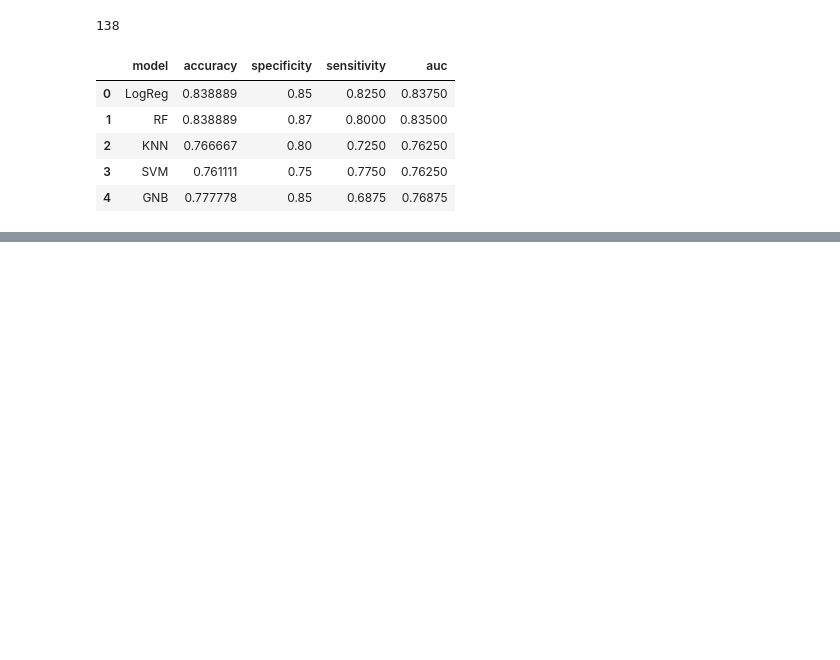
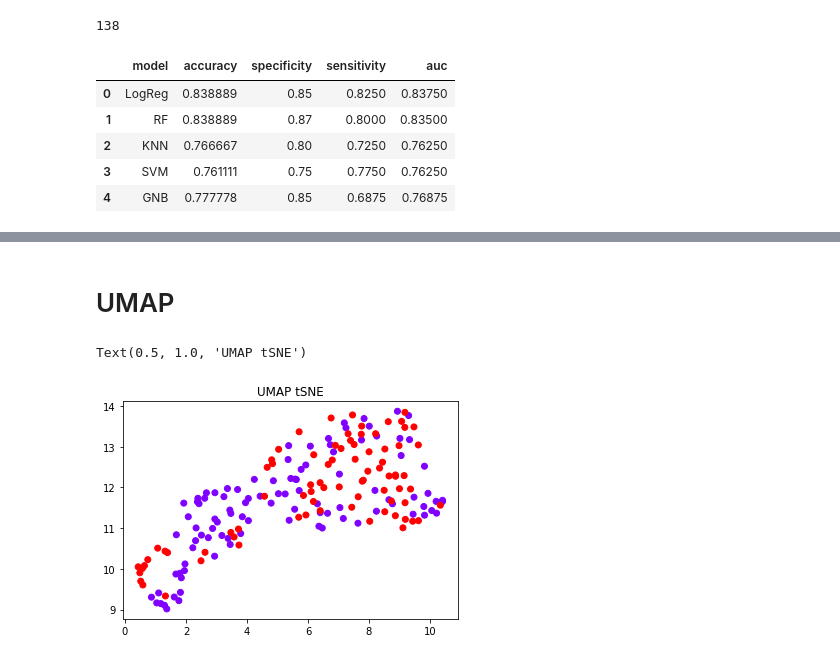
Before and after one commit to hammadkhann/ML-for-AI-and-DS, a Jupyter notebook: Case_study1/Feature_Engineering_Case_Study_1_Hammad.ipynb, the cells around one changed output, grey strips where cells are left out. Saved outputs shown, nothing was run; the diff lists cells and outputs as text; code cells hidden in the pictures; blank space fills up the shorter version.

```diff
--- a/Case_study1/Feature_Engineering_Case_Study_1_Hammad.ipynb
+++ b/Case_study1/Feature_Engineering_Case_Study_1_Hammad.ipynb
@@ -382,0 +422,13 @@ rf_importance_results
+# %% [markdown]
+# UMAP
+# %%
+import umap.umap_ as umap
+umap  = umap.UMAP(min_dist=0.2)
+X_2d = umap.fit_transform(X)
+
+# plot each digit with a different color
+plt.scatter(X_2d[:,0], X_2d[:,1], c=y, cmap='rainbow')
+plt.title("UMAP tSNE")
+# %% [output]
+Text(0.5, 1.0, 'UMAP tSNE')
+[figure, added]
```
Also changed, not shown: parts of 7 cells of this notebook.
